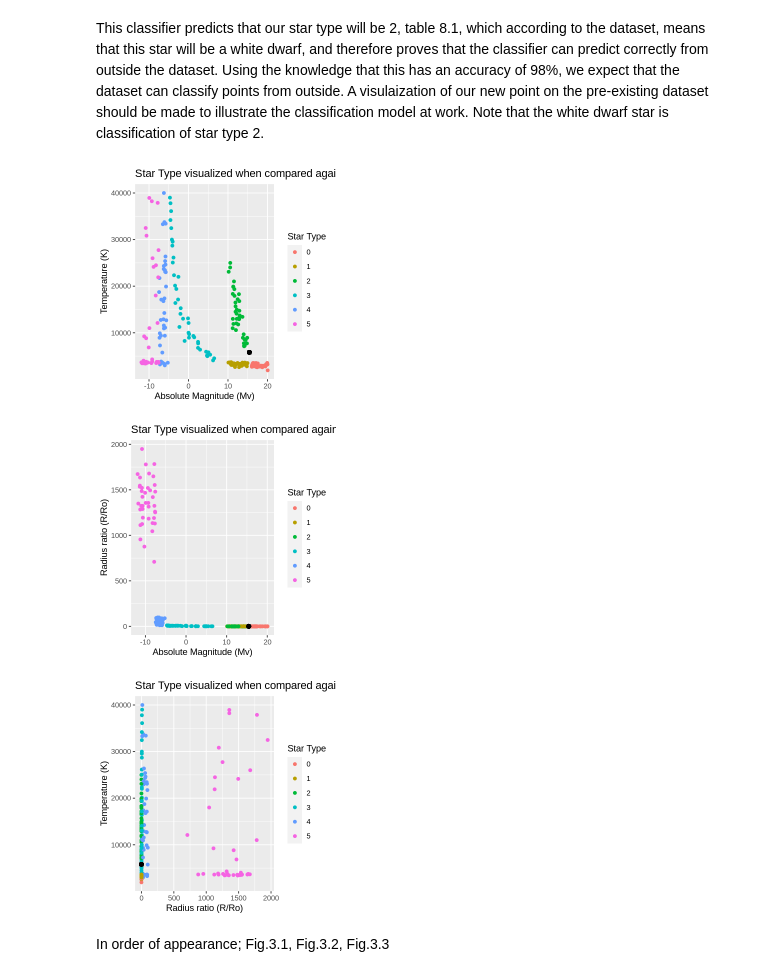
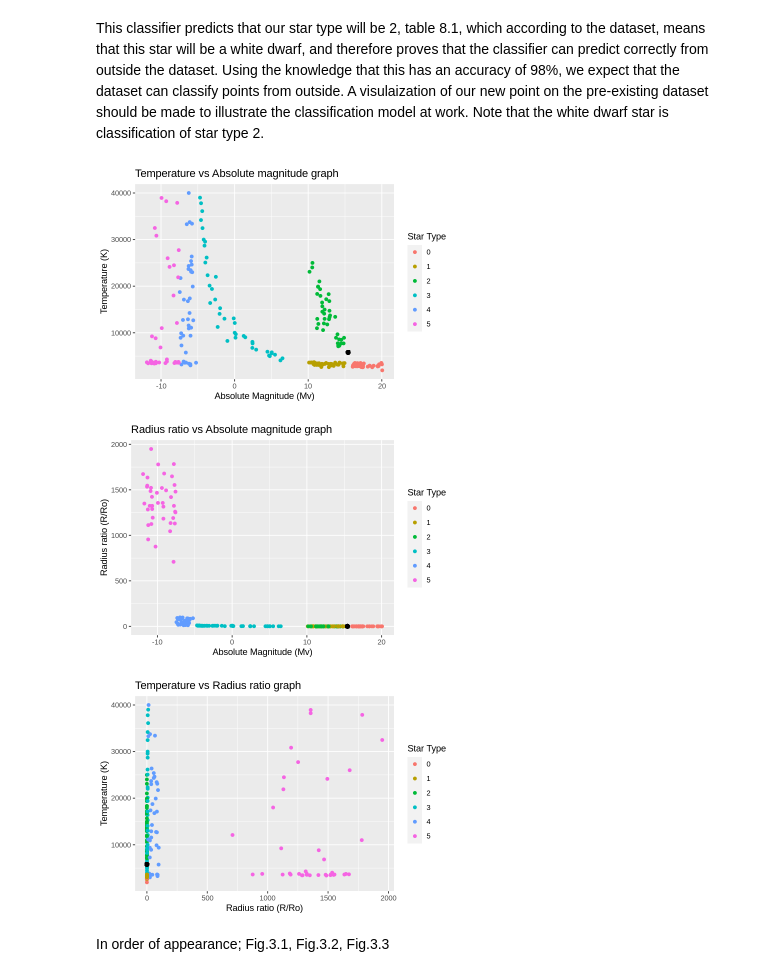
Before and after one commit to zackpeachell/DSCI_100_008_05_project, a Jupyter notebook: GROUP_PROJECT.ipynb, the cells around one changed output. Drawn from its saved outputs; the diff is of its cells as text; code cells hidden in the pictures.

```diff
--- a/GROUP_PROJECT.ipynb
+++ b/GROUP_PROJECT.ipynb
@@ -378,47 +379,48 @@ Table 9.1
 This classifier predicts that our star type will be 2, table 8.1, which according to the dataset, means that this star will be a white dwarf, and therefore proves that the classifier can predict correctly from outside the dataset. Using the knowledge that this has an accuracy of 98%, we expect that the dataset can classify points from outside. A visulaization of our new point on the pre-existing dataset should be made to illustrate the classification model at work. Note that the white dwarf star is classification of star type 2.
 # %%
 set.seed(9999)
+options(repr.plot.width = 6, repr.plot.height = 4)
 star_plot_obs_1 <- name_star|>
                     ggplot(aes(x = Absolute_magnitude_Mv, y = Temperature_K))+
                     geom_point(aes(colour = Star_type))+
                     xlab("Absolute Magnitude (Mv)")+
                     ylab("Temperature (K)")+
                     labs(colour = "Star Type")+
-                    ggtitle("Star Type visualized when compared against Temperature and Absolute magnitude")+
+                    ggtitle("Temperature vs Absolute magnitude graph")+
                     scale_fill_brewer(palette = "Set2")
 
 star_plot_obs_2 <- name_star|>
                     ggplot(aes(x = Absolute_magnitude_Mv, y = Radius_ratio))+
                     geom_point(aes(colour = Star_type))+
                     xlab("Absolute Magnitude (Mv)")+
                     ylab("Radius ratio (R/Ro)")+
                     labs(colour = "Star Type")+
-                    ggtitle("Star Type visualized when compared against Radius ratio and Absolute magnitude")+
+                    ggtitle("Radius ratio vs Absolute magnitude graph")+
                     scale_fill_brewer(palette = "Set2")
 
 star_plot_obs_3 <- name_star|>
                     ggplot(aes(x = Radius_ratio, y = Temperature_K))+
                     geom_point(aes(colour = Star_type))+
                     xlab("Radius ratio (R/Ro)")+
                     ylab("Temperature (K)")+
                     labs(colour = "Star Type")+
-                    ggtitle("Star Type visualized when compared against Temperature and Absolute magnitude")+
+                    ggtitle("Temperature vs Radius ratio graph")+
                     scale_fill_brewer(palette = "Set2")
 
 star_plot_obs_1 <- star_plot_obs_1+
                             geom_point(aes(x = 15.429, y = 5800), colour = "black", size = 2)
 star_plot_obs_2 <- star_plot_obs_2+
                             geom_point(aes(x = 15.429, y = 0.0127811127), colour = "black", size = 2)
 star_plot_obs_3 <- star_plot_obs_3+
                             geom_point(aes(x = 0.0127811127, y = 5800), colour = "black", size = 2)
 
 star_plot_obs_1
 star_plot_obs_2
 star_plot_obs_3
 # %% [output]
-[figure, old version]
+[figure, new version]
-[figure, old version]
+[figure, new version]
-[figure, old version]
+[figure, new version]
 # %% [markdown]
 In order of appearance; Fig.3.1, Fig.3.2, Fig.3.3
 # %% [markdown]
```
Also changed, not shown: parts of 7 cells of this notebook.
